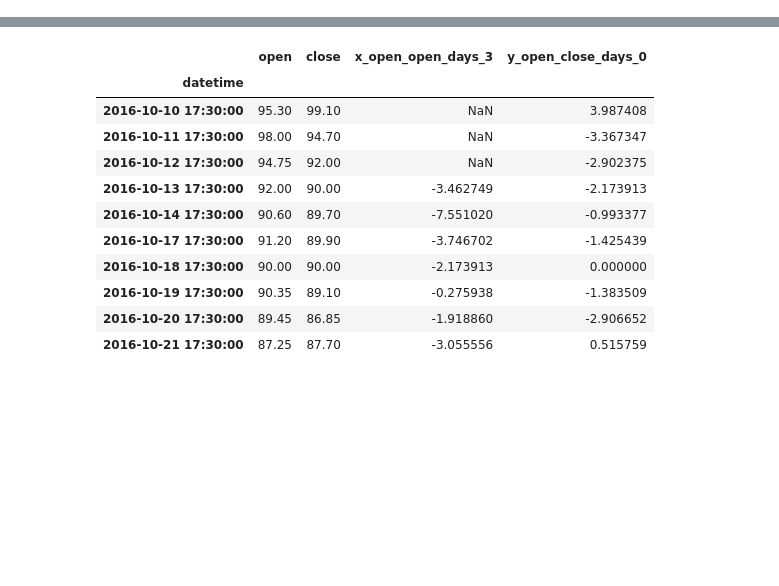
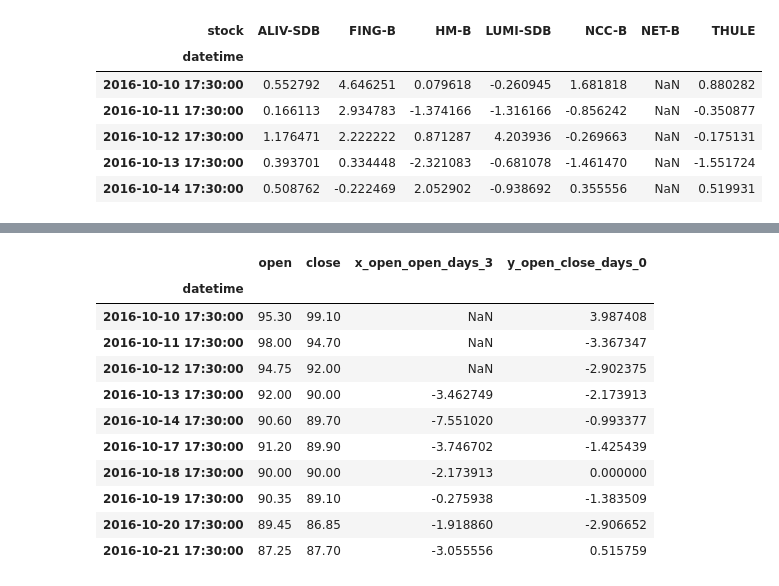
Before and after one commit to Hjartarson/stock-market, a Jupyter notebook: make-report-daily-ticks.ipynb, the cells around one changed output, grey strips where cells are left out. Saved outputs shown, nothing was run; the diff lists cells and outputs as text; code cells hidden in the pictures; blank space fills up the shorter version.

```diff
--- a/make-report-daily-ticks.ipynb
+++ b/make-report-daily-ticks.ipynb
@@ -105 +115,12 @@ df_stock.head()
+# %%
+df_stock['y_close_close'].head()
+# Add up down as measure!
+# %% [output]
+| stock | ALIV-SDB | FING-B | HM-B | LUMI-SDB | NCC-B | NET-B | THULE |
+| datetime |  |  |  |  |  |  |  |
+| 2016-10-10 17:30:00 | 0.552792 | 4.646251 | 0.079618 | -0.260945 | 1.681818 | NaN | 0.880282 |
+| 2016-10-11 17:30:00 | 0.166113 | 2.934783 | -1.374166 | -1.316166 | -0.856242 | NaN | -0.350877 |
+| 2016-10-12 17:30:00 | 1.176471 | 2.222222 | 0.871287 | 4.203936 | -0.269663 | NaN | -0.175131 |
+| 2016-10-13 17:30:00 | 0.393701 | 0.334448 | -2.321083 | -0.681078 | -1.461470 | NaN | -1.551724 |
+| 2016-10-14 17:30:00 | 0.508762 | -0.222469 | 2.052902 | -0.938692 | 0.355556 | NaN | 0.519931 |
 # %%
```
Also changed, not shown: parts of 8 cells of this notebook.
